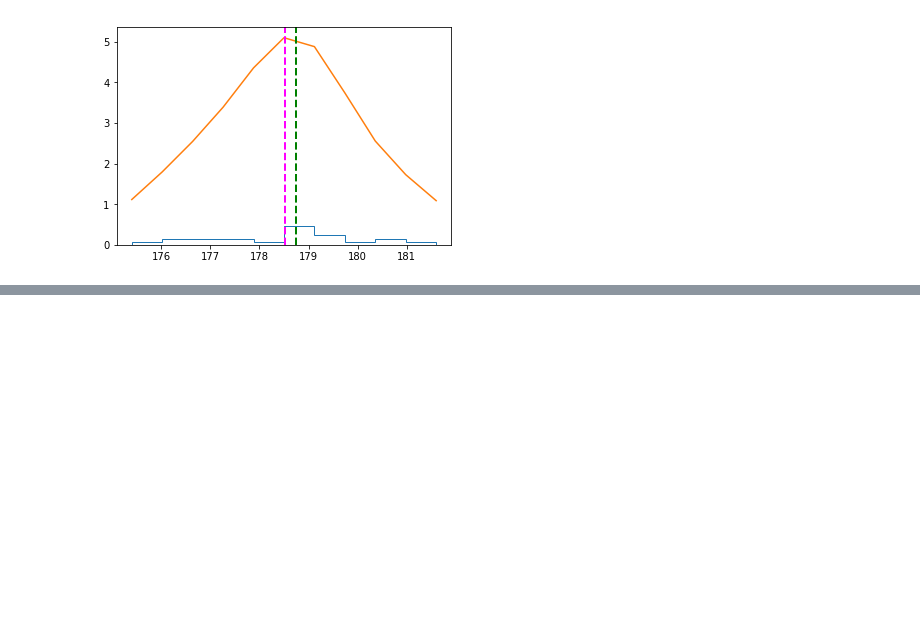
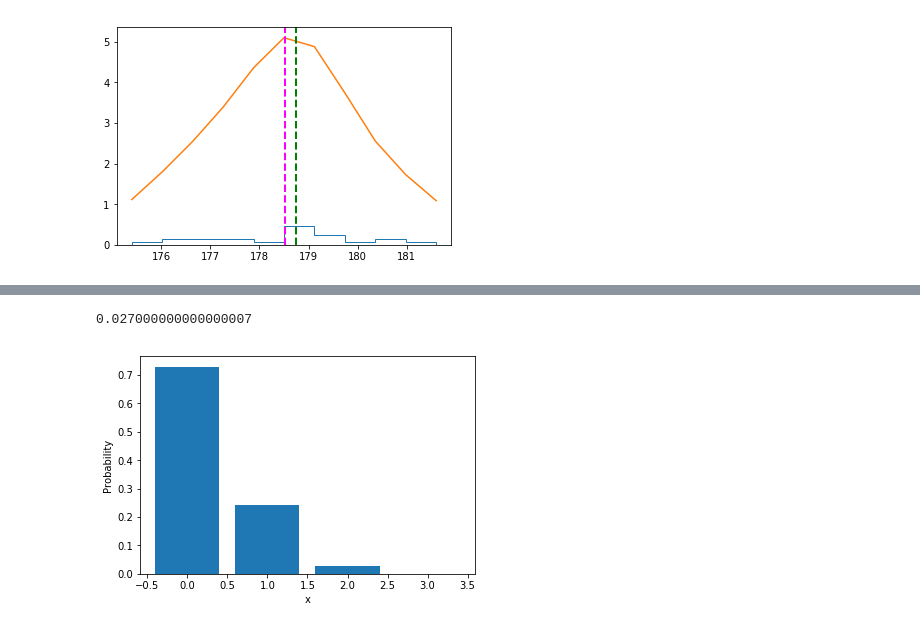
Before and after one commit to codeninja55/mathematic_notebooks, a Jupyter notebook: edx_dat256x_essential_math_for_AI/Module04/Module 04 Lesson Review.ipynb, the cells around one changed output, grey strips where cells are left out. Cells and saved outputs as stored; diff of their text form; code cells hidden in the pictures; blank space fills up the shorter version.

```diff
--- a/edx_dat256x_essential_math_for_AI/Module04/Module 04 Lesson Review.ipynb
+++ b/edx_dat256x_essential_math_for_AI/Module04/Module 04 Lesson Review.ipynb
@@ -30,0 +119,22 @@ plt.show()
+# %%
+%matplotlib inline
+from scipy.stats import binom
+from matplotlib import pyplot as plt
+import numpy as np
+
+n = 3
+p = 0.1
+x = np.array(range(0, n+1))
+
+print(binom.pmf(2, n, p))
+
+prob = np.array([binom.pmf(k, n, p) for k in x])
+
+# Set up the graph
+plt.xlabel('x')
+plt.ylabel('Probability')
+plt.bar(x, prob)
+plt.show()
+# %% [output]
+0.027000000000000007
+[figure, added]
```
Also changed, not shown: parts of 2 cells of this notebook, 2 other files.
